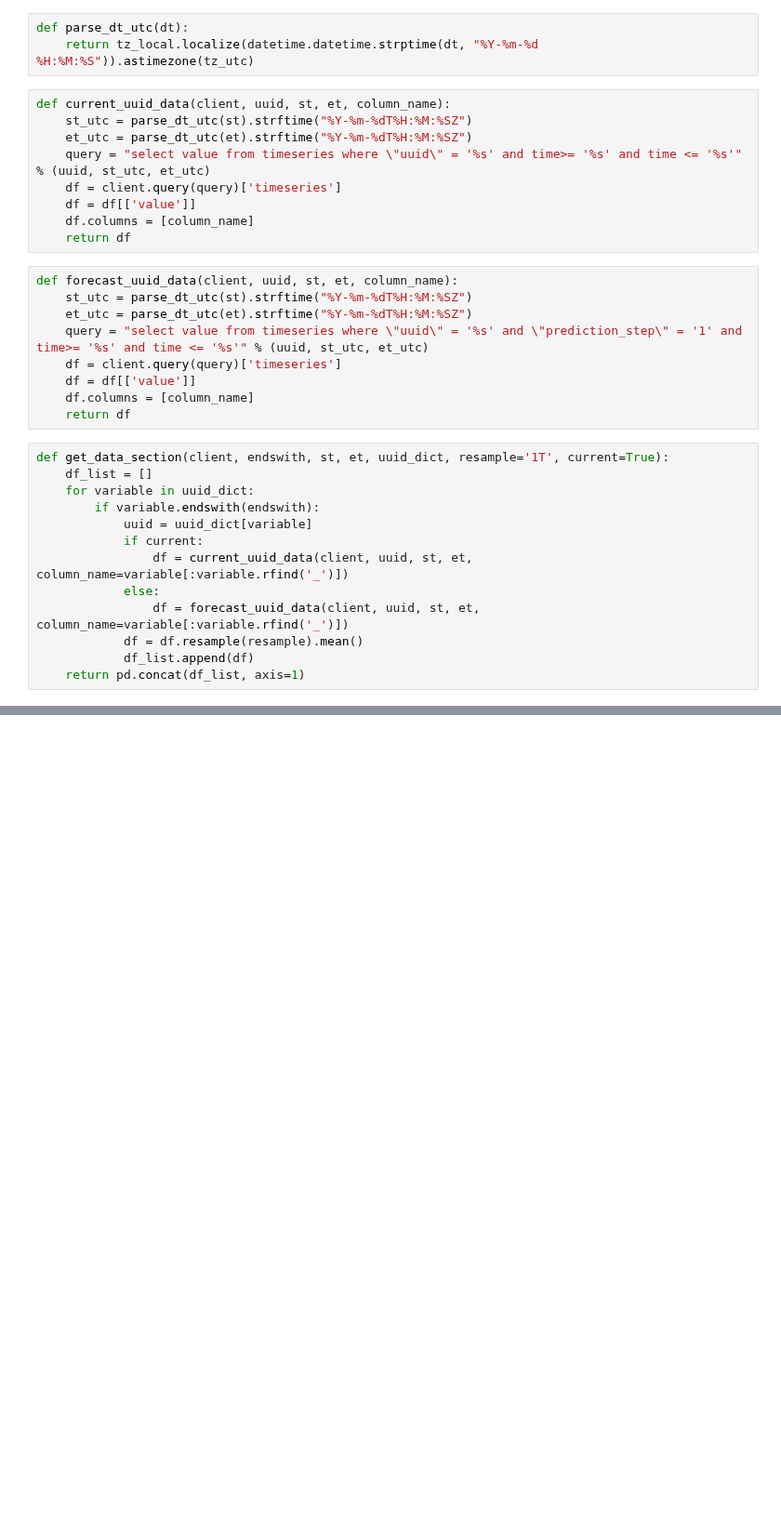
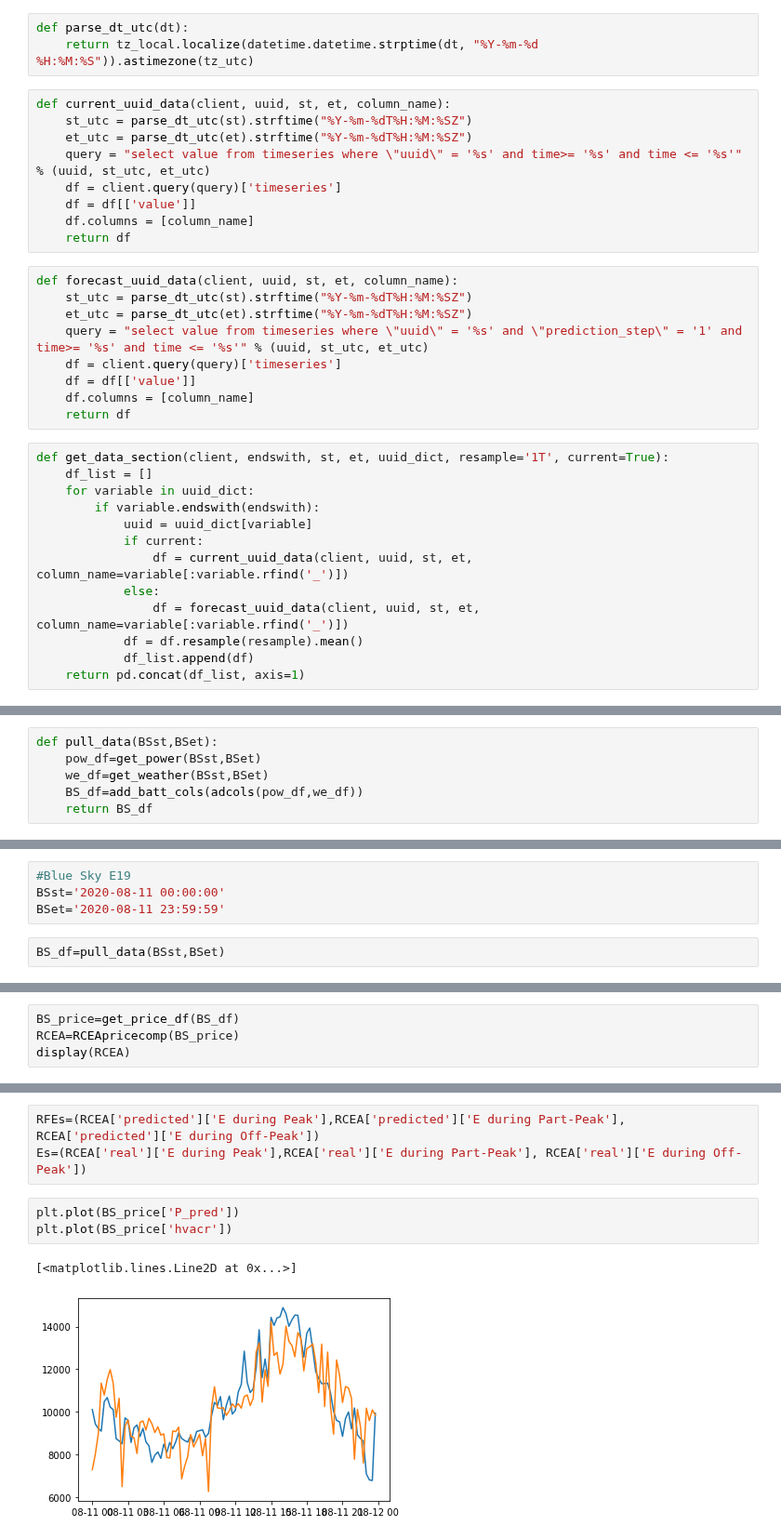
Before and after one commit to LBNL-ETA/SolarPlus-Optimizer, a Jupyter notebook: data_analysis/get_baseline.ipynb, the cells around one changed output, grey strips where cells are left out. Shown at 93% size. Cells and saved outputs as stored; diff of their text form; blank space fills up the shorter version.

```diff
--- a/data_analysis/get_baseline.ipynb
+++ b/data_analysis/get_baseline.ipynb
@@ -344,0 +722,6 @@ Freq: 30T, dtype: float64
+# %%
+def pull_data(BSst,BSet):
+    pow_df=get_power(BSst,BSet)
+    we_df=get_weather(BSst,BSet)
+    BS_df=add_batt_cols(adcols(pow_df,we_df))
+    return BS_df
@@ -344,0 +757,6 @@ Freq: 30T, dtype: float64
+# %%
+#Blue Sky E19
+BSst='2020-08-11 00:00:00'
+BSet='2020-08-11 23:59:59'
+# %%
+BS_df=pull_data(BSst,BSet)
@@ -344,0 +779,4 @@ Freq: 30T, dtype: float64
+# %%
+BS_price=get_price_df(BS_df)
+RCEA=RCEApricecomp(BS_price)
+display(RCEA)
@@ -344,0 +801,9 @@ Freq: 30T, dtype: float64
+# %%
+RFEs=(RCEA['predicted']['E during Peak'],RCEA['predicted']['E during Part-Peak'], RCEA['predicted']['E during Off-Peak'])
+Es=(RCEA['real']['E during Peak'],RCEA['real']['E during Part-Peak'], RCEA['real']['E during Off-Peak'])
+# %%
+plt.plot(BS_price['P_pred'])
+plt.plot(BS_price['hvacr'])
+# %% [output]
+[<matplotlib.lines.Line2D at 0x...>]
+[figure, added]
```
Also changed, not shown: parts of 129 cells of this notebook.
